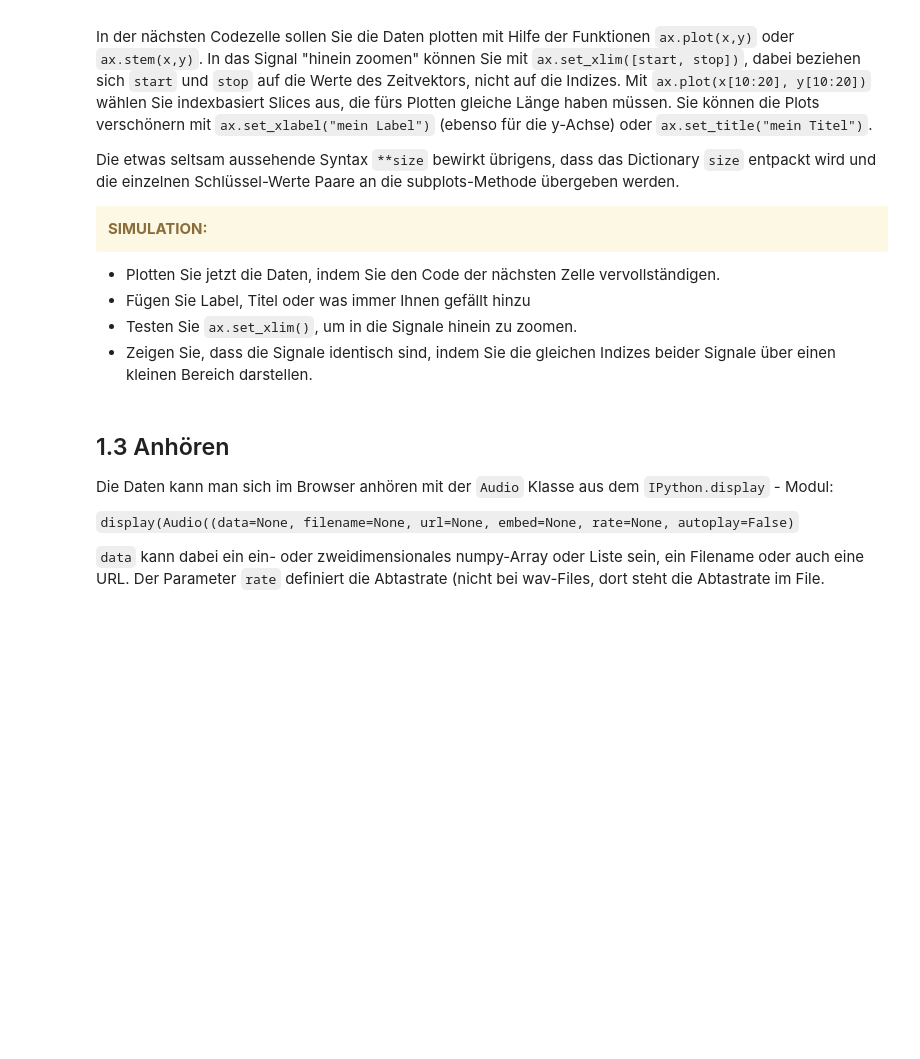
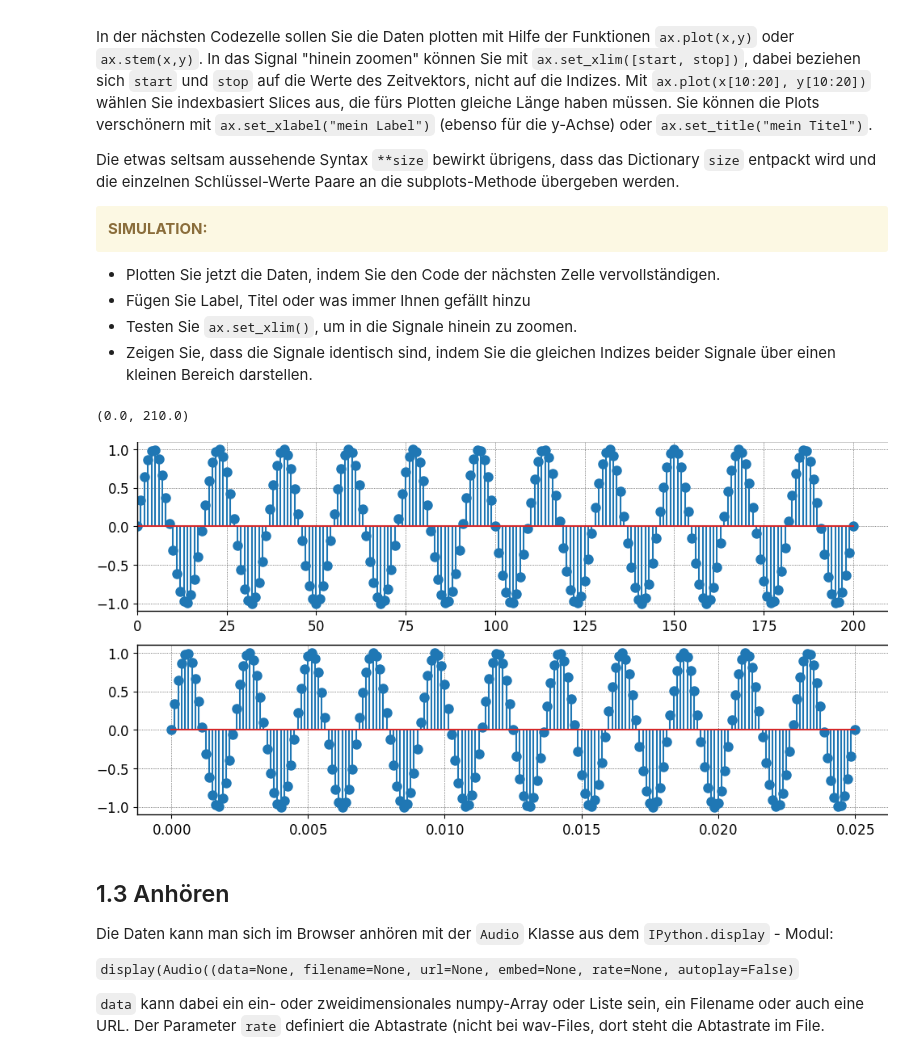
Before and after one commit to EIT-TI3/dsp-kistler, a Jupyter notebook: notebooks/00_LAB/LAB_1.ipynb, the cells around one changed output. Drawn from its saved outputs; the diff is of its cells as text; code cells hidden in the pictures; blank space fills up the shorter version.

```diff
--- a/notebooks/00_LAB/LAB_1.ipynb
+++ b/notebooks/00_LAB/LAB_1.ipynb
@@ -116,18 +122,13 @@ get_L(440, 8000)
 
 * Das Herausschneiden von Bereichen aus einem Array nennt man "Slicing", siehe z.B. https://www.w3schools.com/python/numpy_array_slicing.asp . Mit Slicing kann man ziemlich kranke Dinge tun, `y[2 : -1 : -2]` gibt Ihnen z.B. rückwärts jeden zweiten Wert ("-2") eines Arrays aus, angefangen beim letzten Wert ("-1") bis zum zweiten Wert ("2"), der gerade eben nicht mehr mit dabei ist. Was liefert `a[:10]`? Und was könnte `a[10:]` bedeuten?
 # %%
-fs = 8000
 N = 200
-L= 11
-T_S = 1/fs
-fa = 440
+n = np.arange(0, N + 1, 1)
+t = np.linspace(0, (N * T_S), N + 1)
 
-n = np.arange(0, N, 1)
-t = np.linspace(0, (N * T_S) * 1000, N * 1000)
-#assert len(n) == len(t)
-
+assert len(n) == len(t)
 
 y1 = np.sin(np.pi * 2 * fa * (n * T_S))
 y2 = np.sin(np.pi * 2 * fa * t)
 
-plt.stem(y2)
+assert np.all(y1 == y2)
@@ -148,8 +146,12 @@ Die etwas seltsam aussehende Syntax `**size` bewirkt übrigens, dass das Diction
 * Zeigen Sie, dass die Signale identisch sind, indem Sie die gleichen Indizes beider Signale über einen kleinen Bereich darstellen.
 # %%
 fig, (ax1,ax2) = plt.subplots(2,1,**size)
-ax1.plot(n,...)
-ax2.plot(t,...)
+ax1.stem(n, y1)
+ax2.stem(t, y2)
+ax1.set_xlim(0, )
+# %% [output]
+(0.0, 210.0)
+[figure, added]
 # %% [markdown]
 ## 1.3 Anhören
 Die Daten kann man sich im Browser anhören mit der `Audio` Klasse aus dem `IPython.display` - Modul:
```
Also changed, not shown: parts of 17 cells of this notebook, 1 other file.
